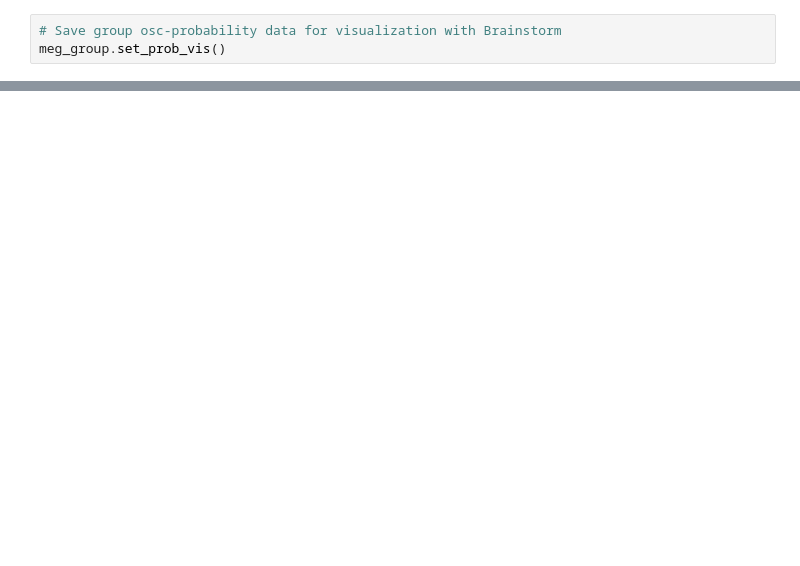
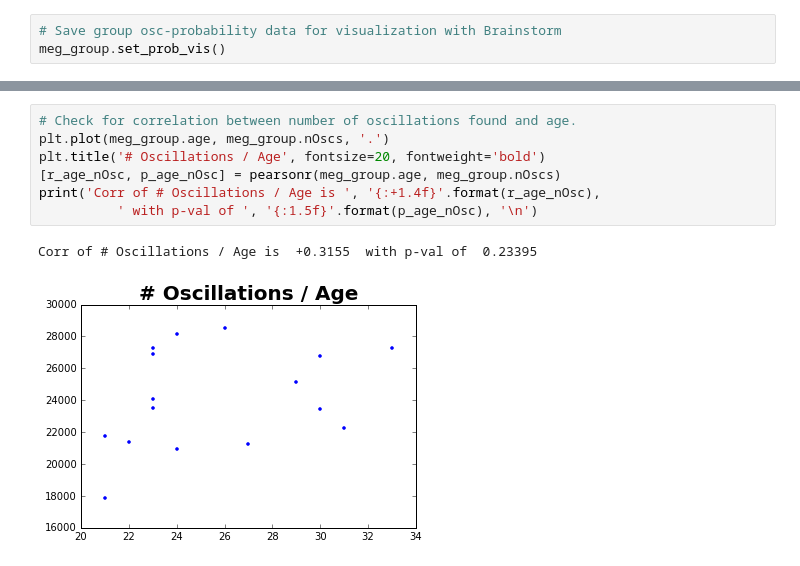
Before and after one commit to voytekresearch/omapping, a Jupyter notebook: FOOF_Analysis/OM-Analysis.ipynb, the cells around one changed output, grey strips where cells are left out. Drawn from its saved outputs; the diff is of its cells as text; blank space fills up the shorter version.

```diff
--- a/FOOF_Analysis/OM-Analysis.ipynb
+++ b/FOOF_Analysis/OM-Analysis.ipynb
@@ -146,0 +201,10 @@ pearsonr(meg_group.age, meg_group.peak_lowgamma)
+# %%
+# Check for correlation between number of oscillations found and age.
+plt.plot(meg_group.age, meg_group.nOscs, '.')
+plt.title('# Oscillations / Age', fontsize=20, fontweight='bold')
+[r_age_nOsc, p_age_nOsc] = pearsonr(meg_group.age, meg_group.nOscs)
+print('Corr of # Oscillations / Age is ', '{:+1.4f}'.format(r_age_nOsc),
+          ' with p-val of ', '{:1.5f}'.format(p_age_nOsc), '\n')
+# %% [output]
+Corr of # Oscillations / Age is  +0.3155  with p-val of  0.23395
+[figure, added]
```
Also changed, not shown: parts of 31 cells of this notebook, 2 other files.
